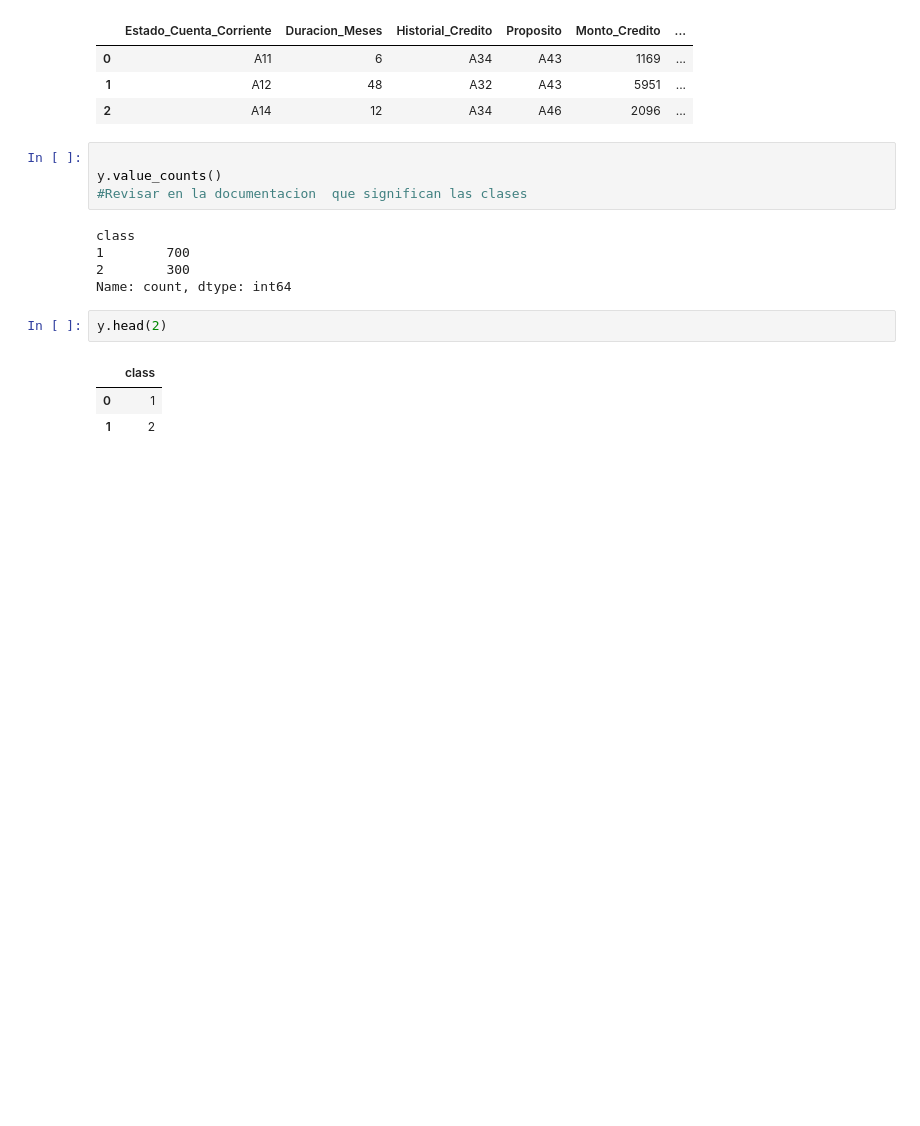
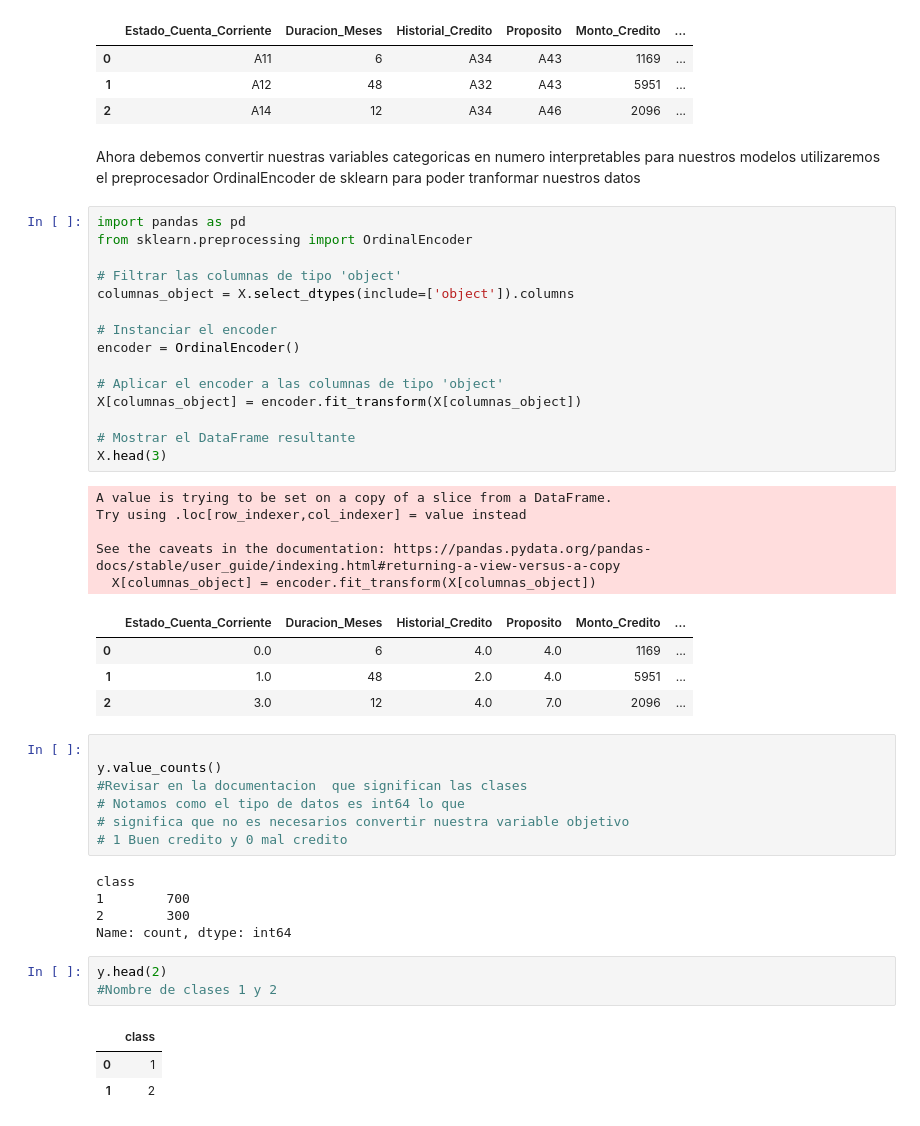
Before and after one commit to Japulgarin/Data_challenge_uninorte, a Jupyter notebook: Creditos_alemanes.ipynb, the cells around one changed output. Drawn from its saved outputs; the diff is of its cells as text; blank space fills up the shorter version.

```diff
--- a/Creditos_alemanes.ipynb
+++ b/Creditos_alemanes.ipynb
@@ -99,10 +104,40 @@ X.head(3)
 | 0 | A11 | 6 | A34 | A43 | 1169 | ... |
 | 1 | A12 | 48 | A32 | A43 | 5951 | ... |
 | 2 | A14 | 12 | A34 | A46 | 2096 | ... |
+# %% [markdown]
+Ahora debemos convertir nuestras variables categoricas en numero interpretables para nuestros modelos utilizaremos  el preprocesador OrdinalEncoder de sklearn para poder tranformar nuestros datos
+# %%
+import pandas as pd
+from sklearn.preprocessing import OrdinalEncoder
+
+# Filtrar las columnas de tipo 'object'
+columnas_object = X.select_dtypes(include=['object']).columns
+
+# Instanciar el encoder
+encoder = OrdinalEncoder()
+
+# Aplicar el encoder a las columnas de tipo 'object'
+X[columnas_object] = encoder.fit_transform(X[columnas_object])
+
+# Mostrar el DataFrame resultante
+X.head(3)
+# %% [output]
+A value is trying to be set on a copy of a slice from a DataFrame.
+Try using .loc[row_indexer,col_indexer] = value instead
+
+See the caveats in the documentation: https://pandas.pydata.org/pandas-docs/stable/user_guide/indexing.html#returning-a-view-versus-a-copy
+  X[columnas_object] = encoder.fit_transform(X[columnas_object])
+|  | Estado_Cuenta_Corriente | Duracion_Meses | Historial_Credito | Proposito | Monto_Credito | ... |
+| 0 | 0.0 | 6 | 4.0 | 4.0 | 1169 | ... |
+| 1 | 1.0 | 48 | 2.0 | 4.0 | 5951 | ... |
+| 2 | 3.0 | 12 | 4.0 | 7.0 | 2096 | ... |
 # %%
 
 y.value_counts()
 #Revisar en la documentacion  que significan las clases
+# Notamos como el tipo de datos es int64 lo que
+# significa que no es necesarios convertir nuestra variable objetivo
+# 1 Buen credito y 0 mal credito
 # %% [output]
 class
 1        700
@@ -110,6 +145,7 @@ class
 Name: count, dtype: int64
 # %%
 y.head(2)
+#Nombre de clases 1 y 2
 # %% [output]
 |  | class |
 | 0 | 1 |
```
Also changed, not shown: parts of 5 cells of this notebook.
